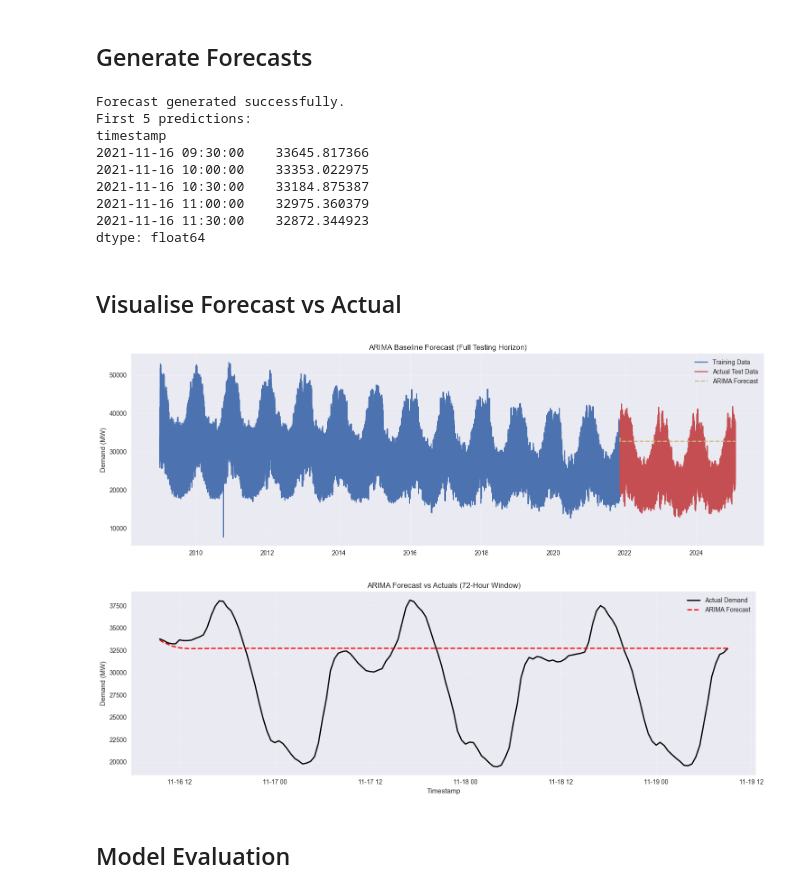
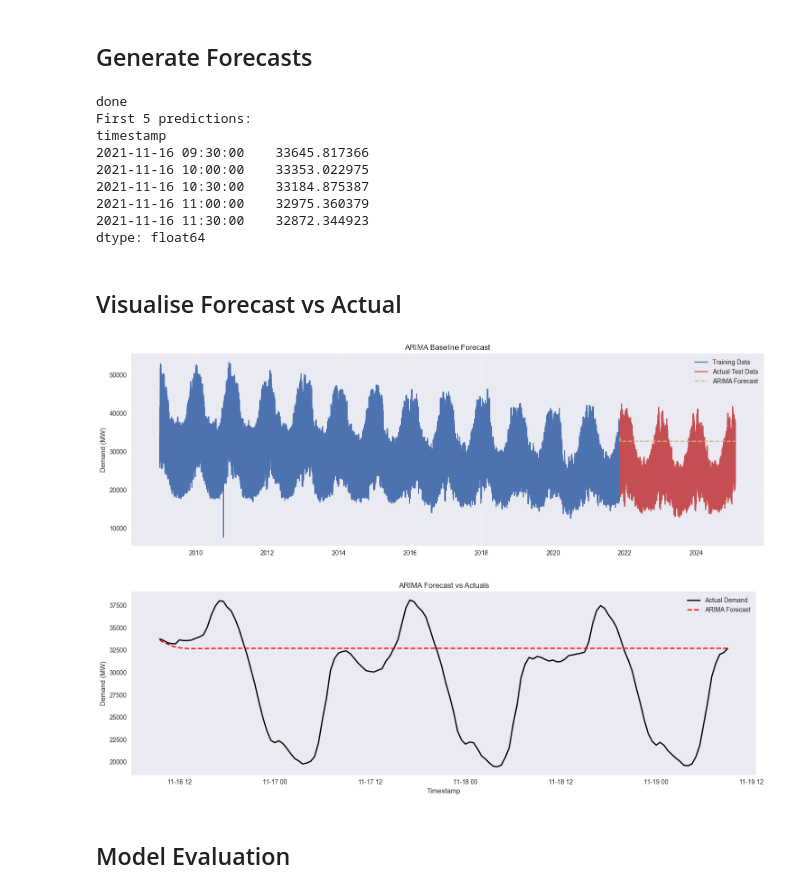
Before and after one commit to 4riell4/energy-consumption-forecasting, a Jupyter notebook: models/arima/arima_baseline.ipynb, the cells around one changed output. Drawn from its saved outputs; the diff is of its cells as text; code cells hidden in the pictures.

```diff
--- a/models/arima/arima_baseline.ipynb
+++ b/models/arima/arima_baseline.ipynb
@@ -161,13 +152,13 @@ Warnings:
 # Forecast for the length of the test period
 forecast_values = arima_results.forecast(steps=len(test)).values
 
-# Create a clean Series with the correct test index
+# Align with test index
 forecast = pd.Series(forecast_values, index=test.index)
 
-print("Forecast generated successfully.")
+print("done")
 print(f"First 5 predictions:\n{forecast.head()}")
 # %% [output]
-Forecast generated successfully.
+done
 First 5 predictions:
 timestamp
 2021-11-16 09:30:00    33645.817366
@@ -179,34 +170,34 @@ dtype: float64
 # %% [markdown]
 ## Visualise Forecast vs Actual
 # %%
-# Macro-Level Plot (The full timeline)
+# Full timeline
 plt.figure(figsize=(15, 5))
 plt.plot(train.index, train['demand'], label="Training Data", color='#4C72B0')
 plt.plot(test.index, test['demand'], label="Actual Test Data", color='#C44E52')
 plt.plot(forecast.index, forecast, label="ARIMA Forecast", color='#CCB974', linestyle="--")
-plt.title("ARIMA Baseline Forecast (Full Testing Horizon)")
+plt.title("ARIMA Baseline Forecast")
 plt.ylabel("Demand (MW)")
 plt.legend()
 plt.grid(True, alpha=0.3)
 plt.tight_layout()
 plt.show()
 
-# Micro-Level Plot (Zoomed in to 72 hours to show where ARIMA struggles)
-window = 144 # 144 steps = 72 hours at 30-min intervals
+# Zoomed view (72 hours)
+window = 144
 
 plt.figure(figsize=(15, 5))
 plt.plot(test.index[:window], test['demand'].iloc[:window], label="Actual Demand", color='black', linewidth=2)
 plt.plot(forecast.index[:window], forecast.iloc[:window], label="ARIMA Forecast", color='red', linestyle="--", linewidth=2)
-plt.title("ARIMA Forecast vs Actuals (72-Hour Window)")
+plt.title("ARIMA Forecast vs Actuals")
 plt.ylabel("Demand (MW)")
 plt.xlabel("Timestamp")
 plt.legend()
 plt.grid(True, alpha=0.3)
 plt.tight_layout()
 plt.show()
 # %% [output]
-[figure, old version]
+[figure, new version]
-[figure, old version]
+[figure, new version]
 # %% [markdown]
 ## Model Evaluation
 # %%
```
Also changed, not shown: parts of 11 cells of this notebook, 12 other files.
